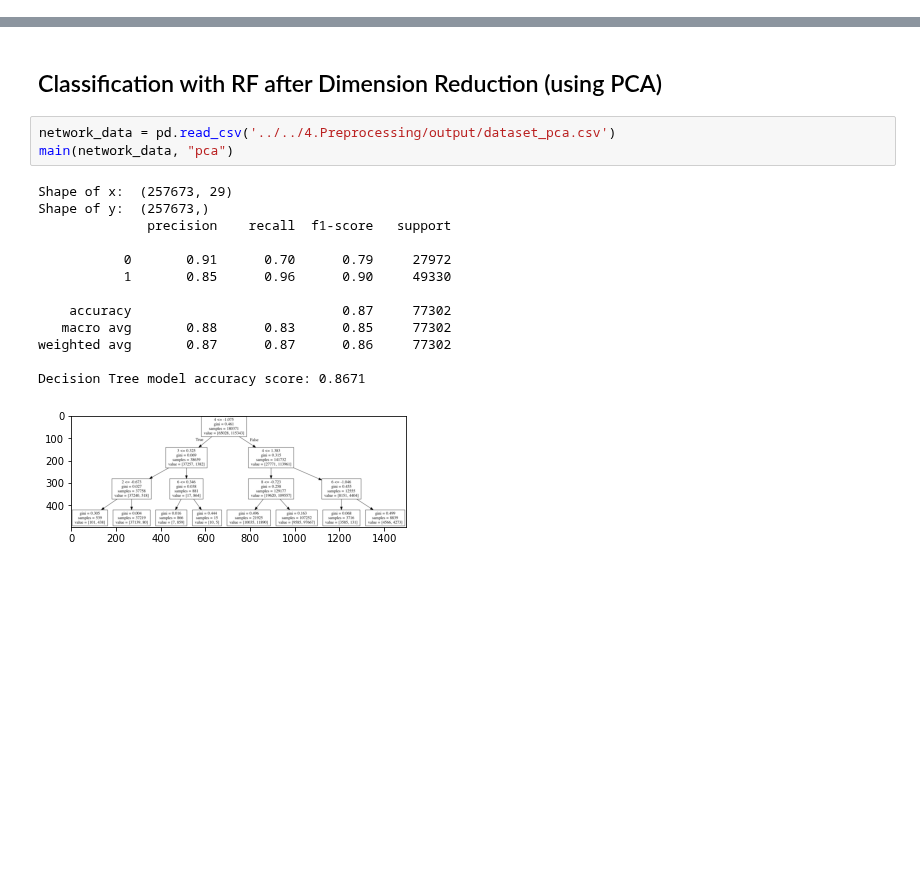
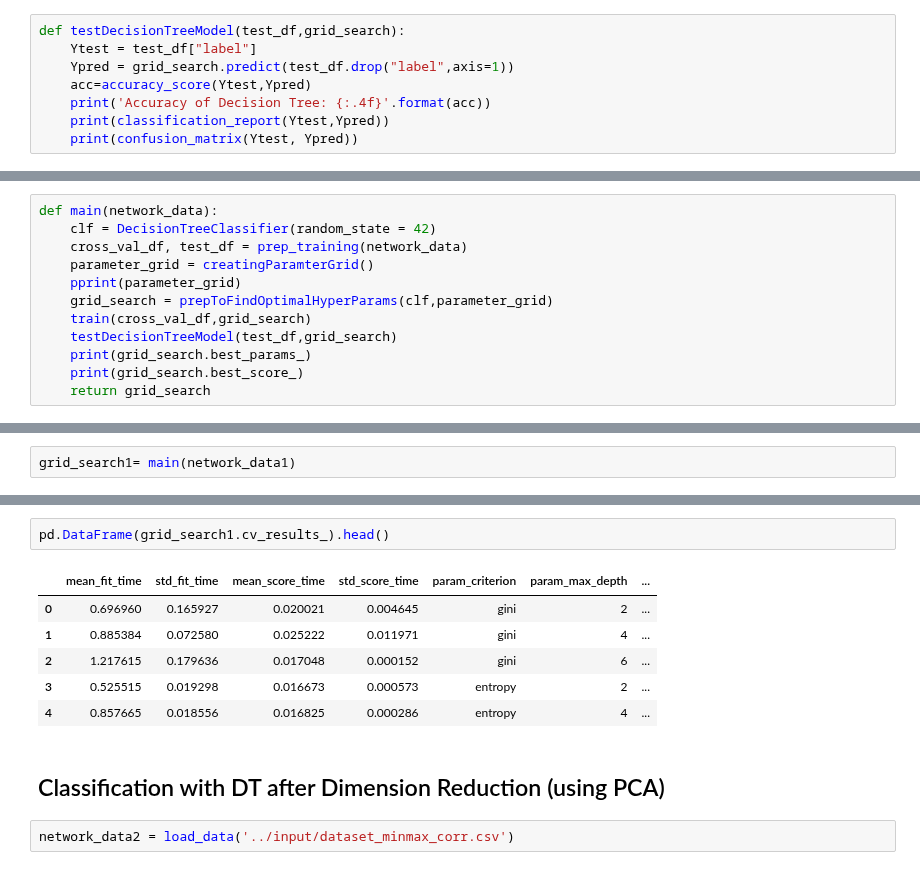
Before and after one commit to divyaKh/CMPE255Project, a Jupyter notebook: 5.ML_Models/baseline/DecisionTree.ipynb, the cells around one changed output, grey strips where cells are left out. Drawn from its saved outputs; the diff is of its cells as text; blank space fills up the shorter version.

```diff
--- a/5.ML_Models/baseline/DecisionTree.ipynb
+++ b/5.ML_Models/baseline/DecisionTree.ipynb
@@ -67,0 +99,8 @@ def main(network_data, title):
+# %%
+def testDecisionTreeModel(test_df,grid_search):
+    Ytest = test_df["label"]
+    Ypred = grid_search.predict(test_df.drop("label",axis=1))
+    acc=accuracy_score(Ytest,Ypred)
+    print('Accuracy of Decision Tree: {:.4f}'.format(acc))
+    print(classification_report(Ytest,Ypred))
+    print(confusion_matrix(Ytest, Ypred))
@@ -68 +109,13 @@ def main(network_data, title):
+# %%
+def main(network_data):
+    clf = DecisionTreeClassifier(random_state = 42)
+    cross_val_df, test_df = prep_training(network_data)
+    parameter_grid = creatingParamterGrid()
+    pprint(parameter_grid)
+    grid_search = prepToFindOptimalHyperParams(clf,parameter_grid)
+    train(cross_val_df,grid_search)
+    testDecisionTreeModel(test_df,grid_search)
+    print(grid_search.best_params_)
+    print(grid_search.best_score_)
+    return grid_search
 # %% [markdown]
@@ -106,0 +166,2 @@ Decision Tree model accuracy score: 0.8917
+# %%
+grid_search1= main(network_data1)
@@ -107,19 +184,13 @@ Decision Tree model accuracy score: 0.8917
+# %%
+pd.DataFrame(grid_search1.cv_results_).head()
+# %% [output]
+|  | mean_fit_time | std_fit_time | mean_score_time | std_score_time | param_criterion | param_max_depth | ... |
+| 0 | 0.696960 | 0.165927 | 0.020021 | 0.004645 | gini | 2 | ... |
+| 1 | 0.885384 | 0.072580 | 0.025222 | 0.011971 | gini | 4 | ... |
+| 2 | 1.217615 | 0.179636 | 0.017048 | 0.000152 | gini | 6 | ... |
+| 3 | 0.525515 | 0.019298 | 0.016673 | 0.000573 | entropy | 2 | ... |
+| 4 | 0.857665 | 0.018556 | 0.016825 | 0.000286 | entropy | 4 | ... |
 # %% [markdown]
-## Classification with RF after Dimension Reduction (using PCA)
+## Classification with DT after Dimension Reduction (using PCA)
-# %%
-network_data = pd.read_csv('../../4.Preprocessing/output/dataset_pca.csv')
-main(network_data, "pca")
-# %% [output]
-Shape of x:  (257673, 29)
-Shape of y:  (257673,)
-              precision    recall  f1-score   support
-
-           0       0.91      0.70      0.79     27972
-           1       0.85      0.96      0.90     49330
-
-    accuracy                           0.87     77302
-   macro avg       0.88      0.83      0.85     77302
-weighted avg       0.87      0.87      0.86     77302
-
-Decision Tree model accuracy score: 0.8671
-[figure, removed]
+# %%
+network_data2 = load_data('../input/dataset_minmax_corr.csv')
```
Also changed, not shown: parts of 32 cells of this notebook.
